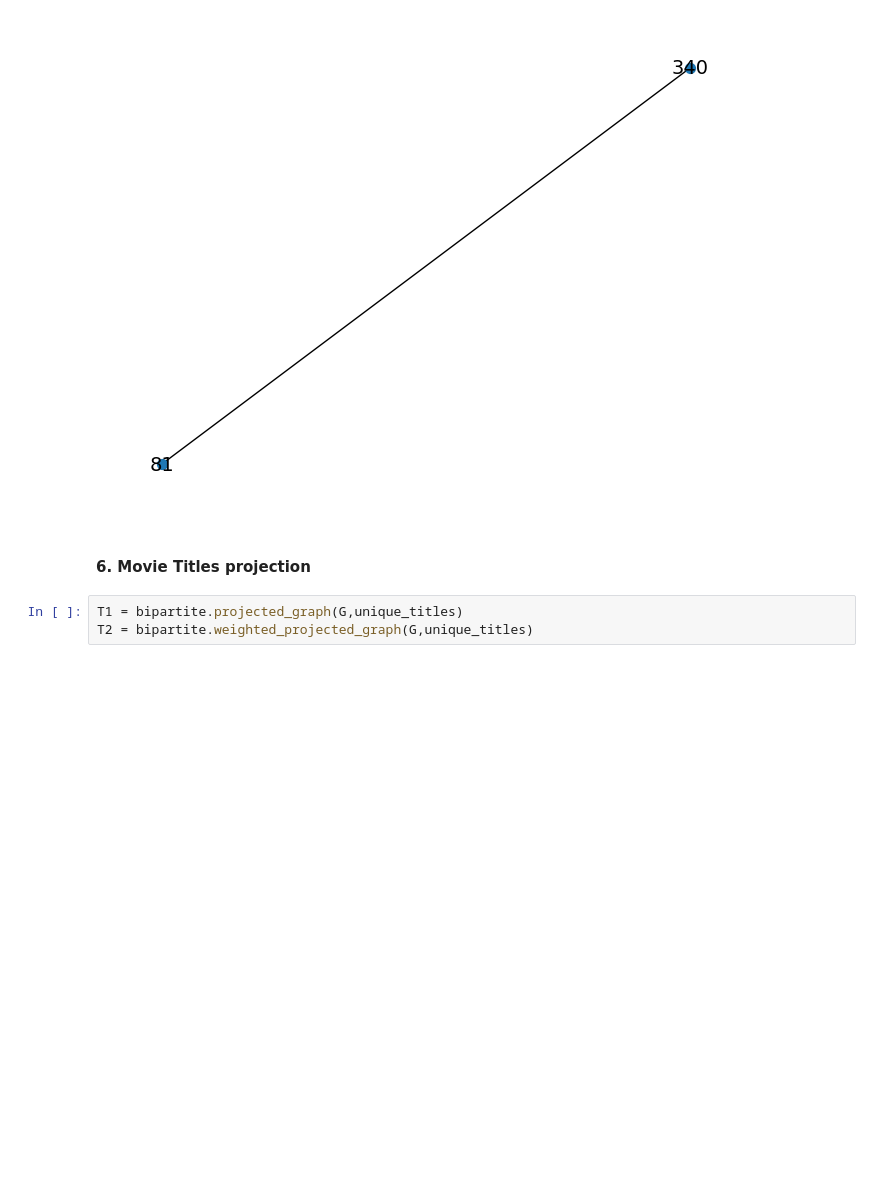
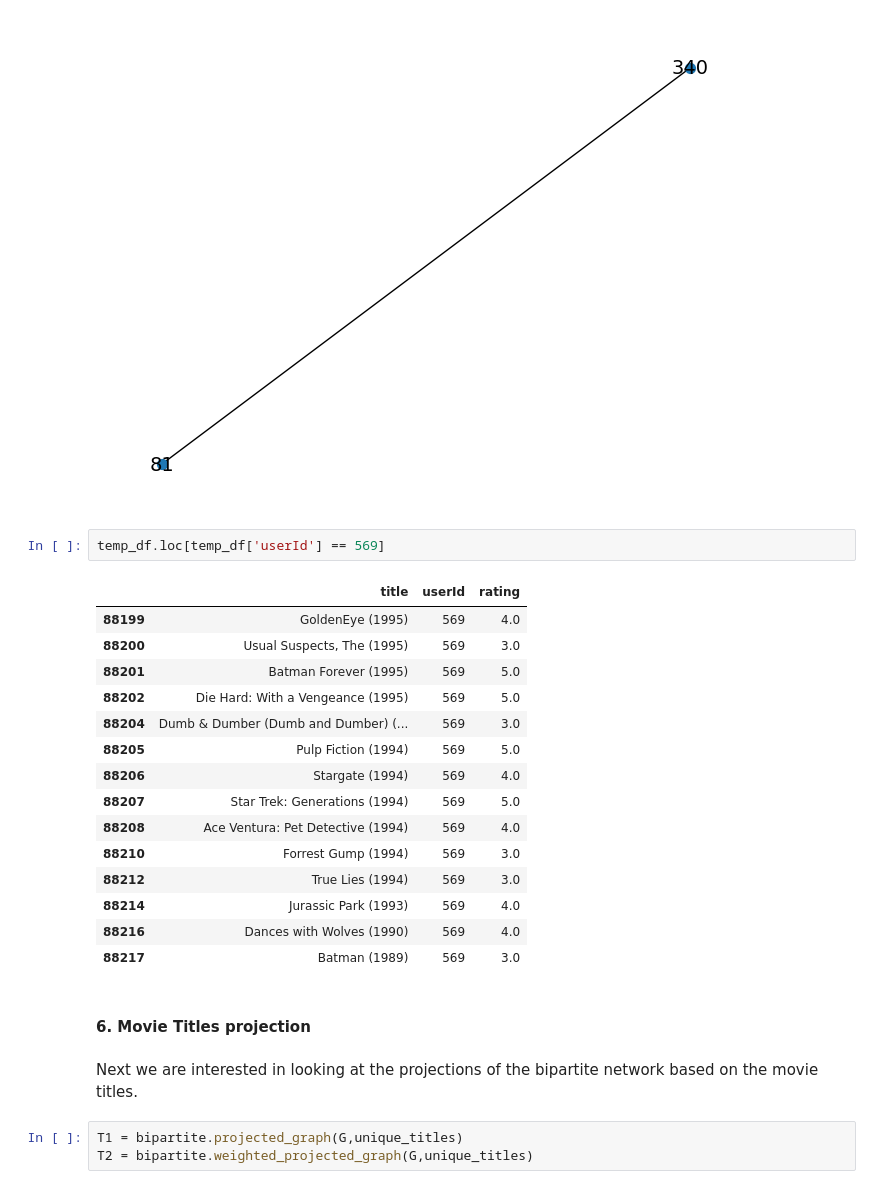
Before and after one commit to klmartin1998/spring2024-data620, a Jupyter notebook: projects/project2/DATA 620 - project2.ipynb, the cells around one changed output. Saved outputs shown, nothing was run; the diff lists cells and outputs as text; blank space fills up the shorter version.

Commit message:
Updates to project 2

```diff
--- a/projects/project2/DATA 620 - project2.ipynb
+++ b/projects/project2/DATA 620 - project2.ipynb
@@ -369,8 +369,28 @@ plt.show()
 #net.draw(islands[0][1])
 # %% [output]
 [figure]
+# %%
+temp_df.loc[temp_df['userId'] == 569]
+# %% [output]
+|  | title | userId | rating |
+| 88199 | GoldenEye (1995) | 569 | 4.0 |
+| 88200 | Usual Suspects, The (1995) | 569 | 3.0 |
+| 88201 | Batman Forever (1995) | 569 | 5.0 |
+| 88202 | Die Hard: With a Vengeance (1995) | 569 | 5.0 |
+| 88204 | Dumb & Dumber (Dumb and Dumber) (... | 569 | 3.0 |
+| 88205 | Pulp Fiction (1994) | 569 | 5.0 |
+| 88206 | Stargate (1994) | 569 | 4.0 |
+| 88207 | Star Trek: Generations (1994) | 569 | 5.0 |
+| 88208 | Ace Ventura: Pet Detective (1994) | 569 | 4.0 |
+| 88210 | Forrest Gump (1994) | 569 | 3.0 |
+| 88212 | True Lies (1994) | 569 | 3.0 |
+| 88214 | Jurassic Park (1993) | 569 | 4.0 |
+| 88216 | Dances with Wolves (1990) | 569 | 4.0 |
+| 88217 | Batman (1989) | 569 | 3.0 |
 # %% [markdown]
 #### **6. Movie Titles projection**
+# %% [markdown]
+Next we are interested in looking at the projections of the bipartite network based on the movie titles.
 # %%
 T1 = bipartite.projected_graph(G,unique_titles)
 T2 = bipartite.weighted_projected_graph(G,unique_titles)
```
Also changed, not shown: parts of 4 cells of this notebook, 1 other file.
